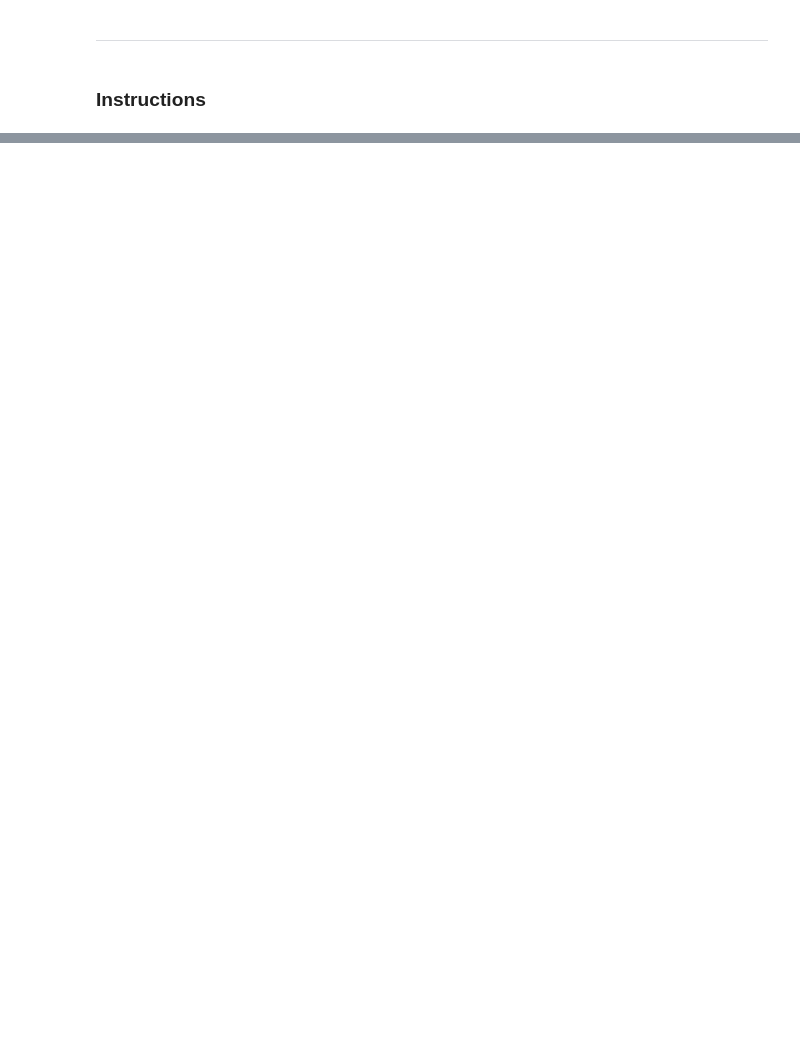
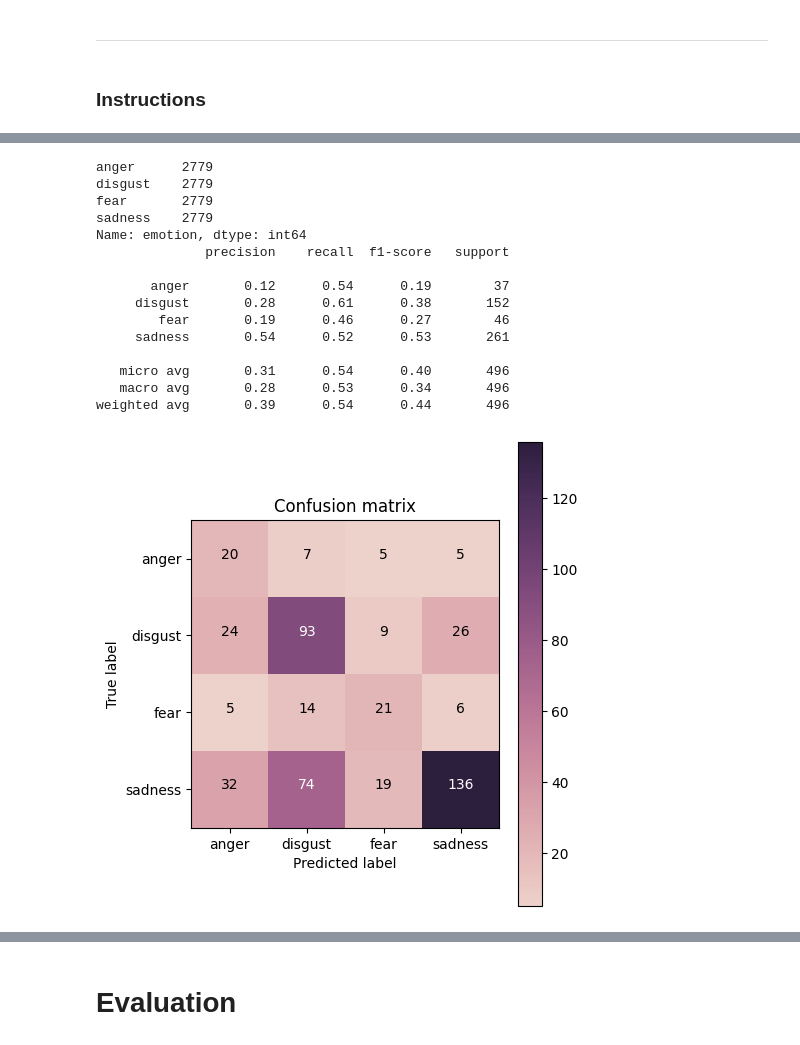
Before and after one commit to VictorKuanglhu/DM2024-Lab2-Homework, a Jupyter notebook: DM2024-Lab2-Homework.ipynb, the cells around one changed output, grey strips where cells are left out. Drawn from its saved outputs; the diff is of its cells as text; code cells hidden in the pictures; blank space fills up the shorter version.

```diff
--- a/DM2024-Lab2-Homework.ipynb
+++ b/DM2024-Lab2-Homework.ipynb
@@ -37,0 +234,17 @@ Make sure to commit and save your changes to your repository __BEFORE the deadli
+# %%
+%%time
+
+# Train a classifier for pos/neg sentiment using a subset of the training dataset.
+from sklearn.ensemble import RandomForestClassifier
+from sklearn.metrics import classification_report
+from sklearn.metrics import confusion_matrix
+from sklearn.naive_bayes import MultinomialNB
+
+nb_classifier = MultinomialNB()
+nb_classifier.fit(X_train[:X_train.shape[0]//10], y_train[:X_train.shape[0]//10])
+
+y_val_pred = nb_classifier.predict(X_val)
+
+print(classification_report(y_true=y_val, y_pred=y_val_pred, labels=nb_classifier.classes_))
+cm = confusion_matrix(y_true=y_val, y_pred=y_val_pred, labels=nb_classifier.classes_)
+# plot_confusion_matrix(cm, classes=nb_classifier.classes_)
@@ -37,0 +263,3 @@ Make sure to commit and save your changes to your repository __BEFORE the deadli
+# %%
+val_data['emotion_type_pred'] = y_val_pred
+val_data.head(3)
@@ -37,0 +324,52 @@ Make sure to commit and save your changes to your repository __BEFORE the deadli
+# %%
+%%time
+
+# Negative emotions classifiers
+from sklearn.naive_bayes import MultinomialNB
+from sklearn.metrics import classification_report
+from sklearn.metrics import confusion_matrix
+from imblearn.under_sampling import RandomUnderSampler
+
+neg_tfidf_vectorizer = TfidfVectorizer(
+    max_features=1000,
+    tokenizer=nltk.word_tokenize,
+    ngram_range=(1, 2),
+    stop_words='english', )
+
+X_train_neg_tfidf = neg_tfidf_vectorizer.fit_transform(train_data[train_data['emotion_type'] == 0]['text'])  # Transform text into a TF-IDF feature matrix
+y_train_neg = train_data[train_data['emotion_type'] == 0]['emotion']
+X_val_neg_tfidf = neg_tfidf_vectorizer.transform(val_data[val_data['emotion_type_pred'] == 0]['text'])
+y_val_neg = val_data[val_data['emotion_type_pred'] == 0]['emotion']
+
+undersampler = RandomUnderSampler()
+X_train_neg_tfidf, y_train_neg = undersampler.fit_resample(X_train_neg_tfidf, y_train_neg)
+print(y_train_neg.groupby(y_train_neg.values).count())
+# X_train_neg_tfidf, y_train_neg = X_train_neg_tfidf, y_train_neg
+
+neg_nb_classifier = MultinomialNB()
+neg_nb_classifier.fit(X_train_neg_tfidf, y_train_neg)
+
+y_val_neg_pred = neg_nb_classifier.predict(X_val_neg_tfidf)
+
+print(classification_report(y_true=y_val_neg, y_pred=y_val_neg_pred, labels=neg_nb_classifier.classes_))
+cm = confusion_matrix(y_true=y_val_neg, y_pred=y_val_neg_pred, labels=neg_nb_classifier.classes_)
+plot_confusion_matrix(cm, classes=neg_nb_classifier.classes_)
+
+val_data.loc[val_data['emotion_type_pred'] == 0, 'emotion_pred'] = y_val_neg_pred
+# %% [output]
+anger      2779
+disgust    2779
+fear       2779
+sadness    2779
+Name: emotion, dtype: int64
+              precision    recall  f1-score   support
+
+       anger       0.12      0.54      0.19        37
+     disgust       0.28      0.61      0.38       152
+        fear       0.19      0.46      0.27        46
+     sadness       0.54      0.52      0.53       261
+
+   micro avg       0.31      0.54      0.40       496
+   macro avg       0.28      0.53      0.34       496
+weighted avg       0.39      0.54      0.44       496
+[figure, added]
@@ -37,0 +378,2 @@ Make sure to commit and save your changes to your repository __BEFORE the deadli
+# %% [markdown]
+# Evaluation
```
Also changed, not shown: parts of 34 cells of this notebook.
